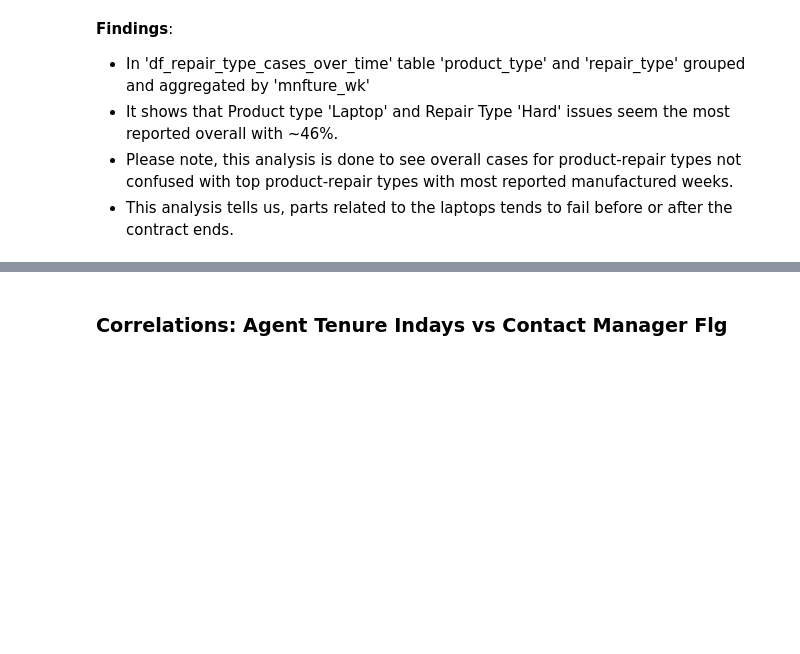
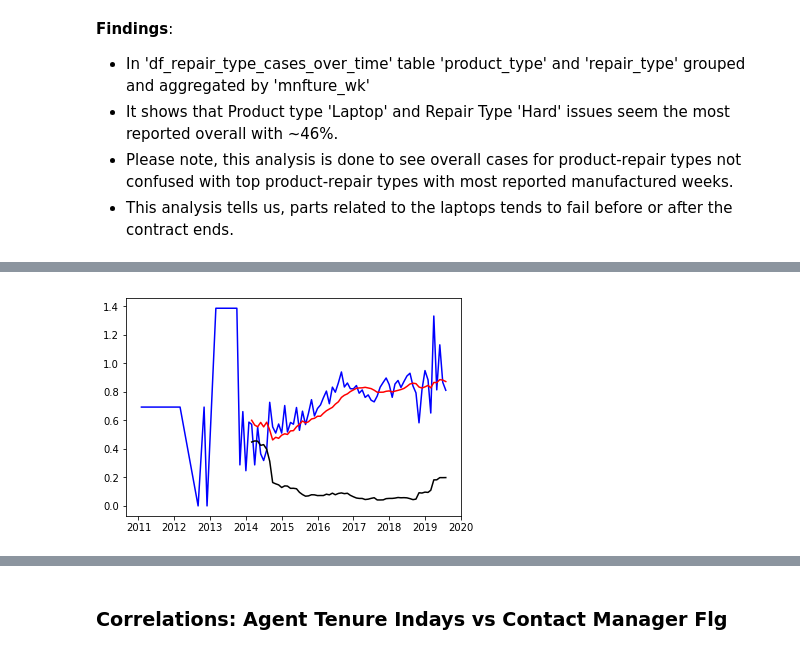
Before and after one commit to mrbalikci/data-science, a Jupyter notebook: JupyterNotebook/demo/data_insights.ipynb, the cells around one changed output, grey strips where cells are left out. Saved outputs shown, nothing was run; the diff lists cells and outputs as text; code cells hidden in the pictures; blank space fills up the shorter version.

```diff
--- a/JupyterNotebook/demo/data_insights.ipynb
+++ b/JupyterNotebook/demo/data_insights.ipynb
@@ -627,0 +693,13 @@ time_series_region('Hogwarts');
+# %%
+# plotting log-time series with movingAverage and movingSTD
+# moving average and std of df_time_series_part_logScale and plot it to see any trends
+
+# the mean is moving with time so this is not stationary as well
+# next find the difference between moving average and actual numbers of parts sent
+movingAverage = df_time_series_part_logScale.rolling(window=12).mean()
+movingSTD = df_time_series_part_logScale.rolling(window=12).std()
+plt.plot(df_time_series_part_logScale, color='blue')
+plt.plot(movingAverage, color='red')
+plt.plot(movingSTD, color='black');
+# %% [output]
+[figure, added]
```
Also changed, not shown: parts of 38 cells of this notebook.
